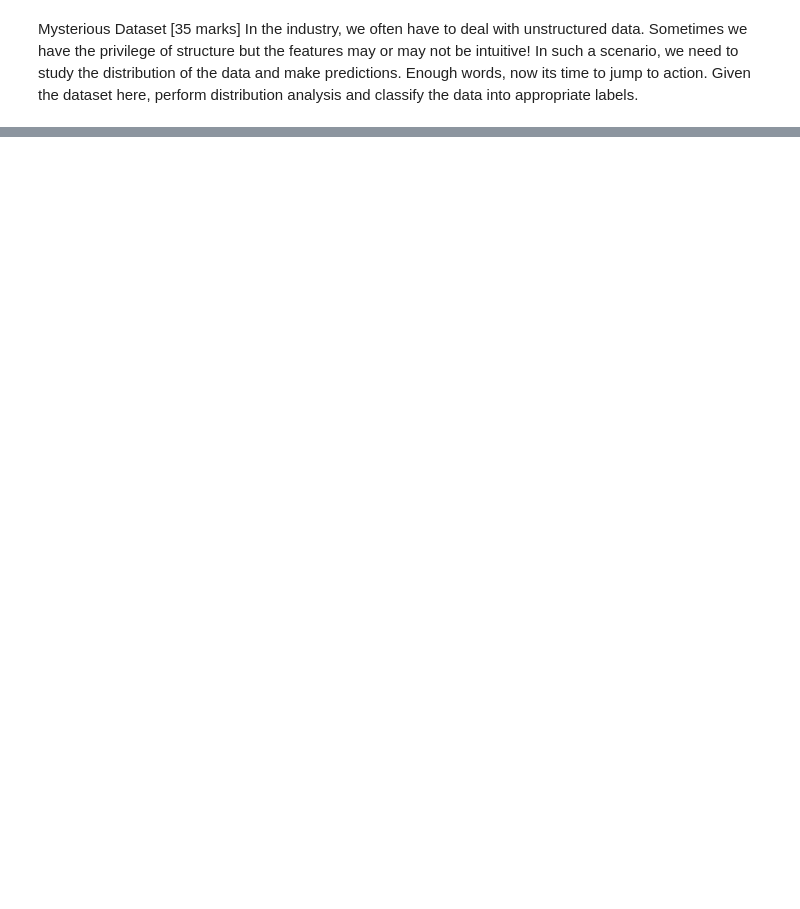
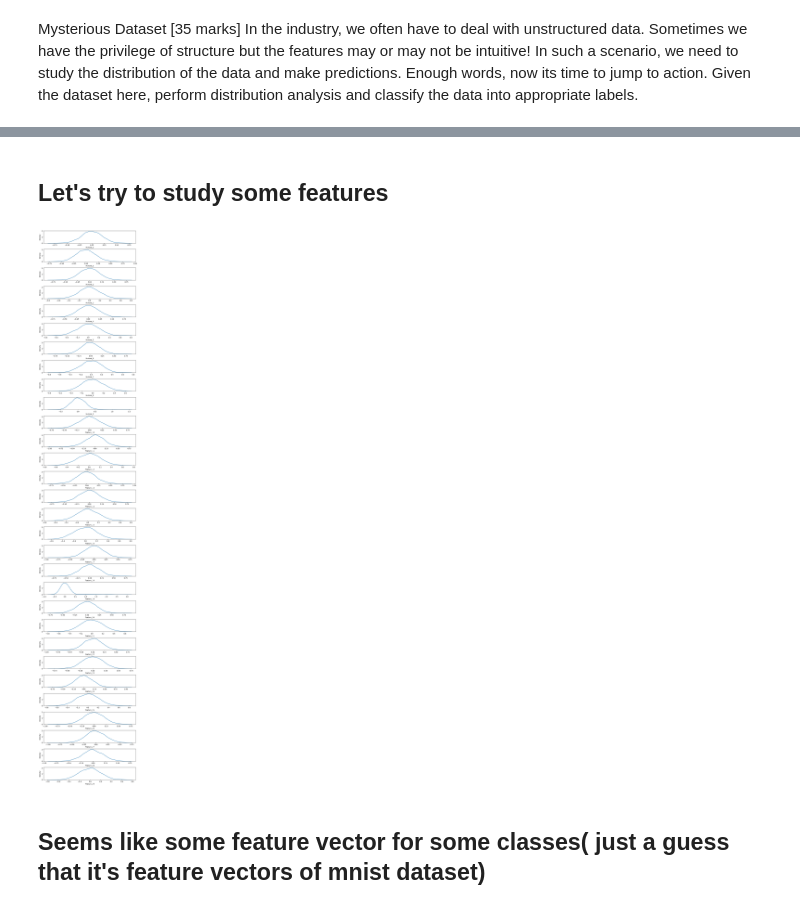
Before and after one commit to ananty1/ML_Assignment, a Jupyter notebook: Qn3.ipynb, the cells around one changed output, grey strips where cells are left out. Cells and saved outputs as stored; diff of their text form; code cells hidden in the pictures; blank space fills up the shorter version.

```diff
--- a/Qn3.ipynb
+++ b/Qn3.ipynb
@@ -41,2 +13,2 @@ note: This error originates from a subprocess, and is likely not a problem with
 # %%
-dataset = pd.read_csv("train_data_question_3.csv")
+dataset = pd.read_csv("train_data_question_3.csv",chunksize=3000)
@@ -44,0 +15,6 @@ KeyboardInterrupt:
+# %%
+df = pd.DataFrame()
+for chunk in dataset:
+    # display(chunk.shape)
+    df = pd.concat([df, chunk], ignore_index=True)
+    break
@@ -44,0 +36,17 @@ KeyboardInterrupt:
+# %% [markdown]
+## Let's try to study some features
+# %%
+n = 30
+fig, axes = plt.subplots(n, 1, figsize=(10, 2*n))
+plt.subplots_adjust(hspace=0.5)
+for i, col in enumerate(df.columns):
+    sns.kdeplot(data=df, x=col, ax=axes[i%n])
+    if i == (n-1):
+        break
+
+# plt.tight_layout()
+plt.show()
+# %% [output]
+[figure, added]
+# %% [markdown]
+## Seems like some feature vector for some classes( just a guess that it's feature vectors of mnist dataset)
```
Also changed, not shown: parts of 13 cells of this notebook.
